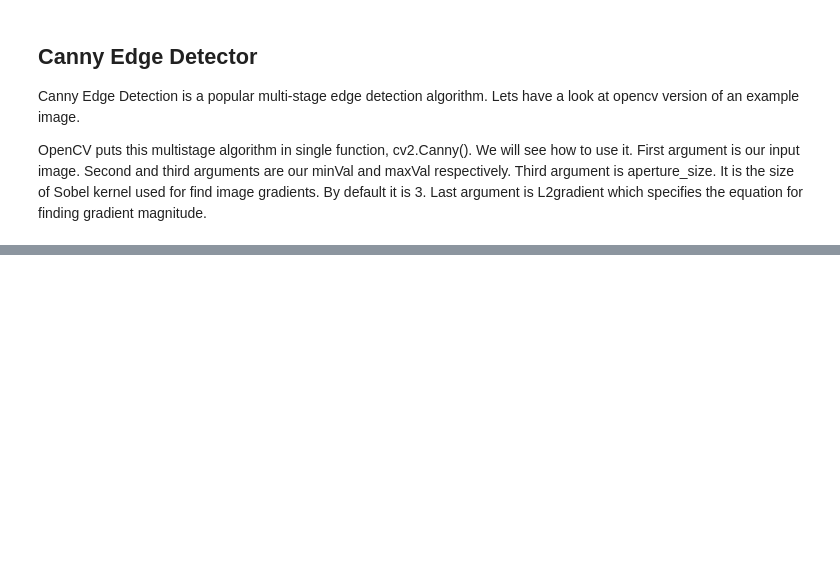
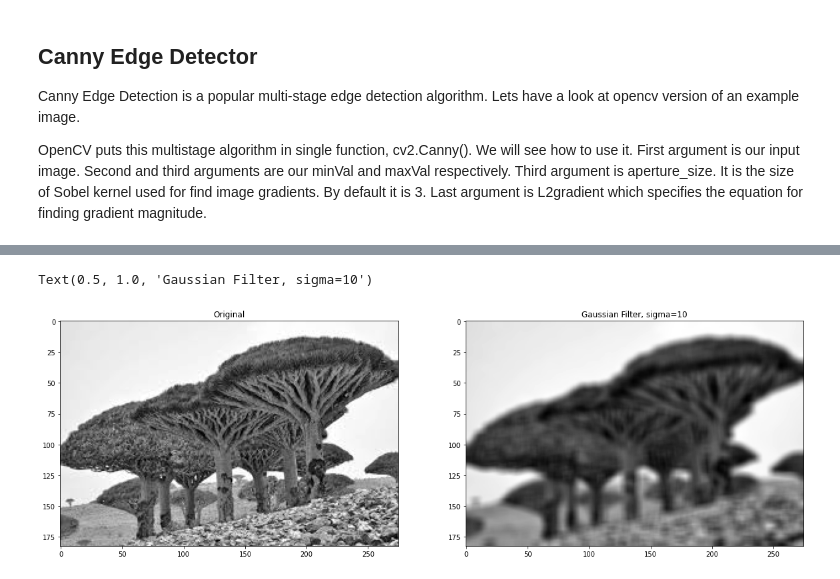
Before and after one commit to visionatseecs/opencv-starter, a Jupyter notebook: 04.ipynb, the cells around one changed output, grey strips where cells are left out. Saved outputs shown, nothing was run; the diff lists cells and outputs as text; code cells hidden in the pictures; blank space fills up the shorter version.

```diff
--- a/04.ipynb
+++ b/04.ipynb
@@ -92,0 +123,12 @@ Text(0.5, 1.0, 'Canny edge detector')
+# %%
+img_gaussianFilter = cv2.GaussianBlur(img, (7,7),sigmaX=10)
+fig = plt.figure()
+fig.add_subplot(1, 2, 1)
+plt.imshow(img,cmap=plt.cm.gray)
+plt.title("Original")
+fig.add_subplot(1, 2, 2)
+plt.imshow(img_gaussianFilter,cmap=plt.cm.gray)
+plt.title("Gaussian Filter, sigma=10")
+# %% [output]
+Text(0.5, 1.0, 'Gaussian Filter, sigma=10')
+[figure, added]
```
Also changed, not shown: parts of 9 cells of this notebook, 2 other files.
